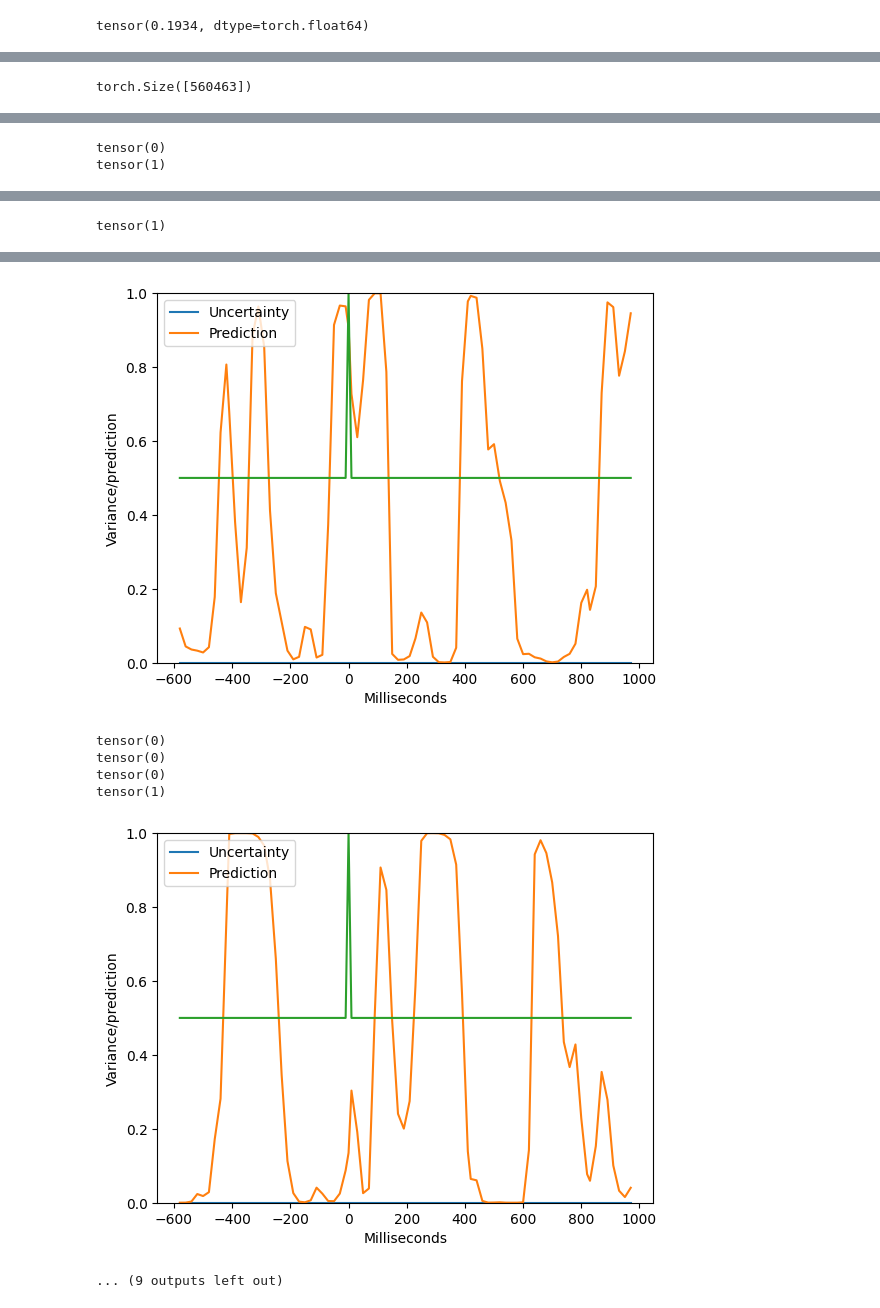
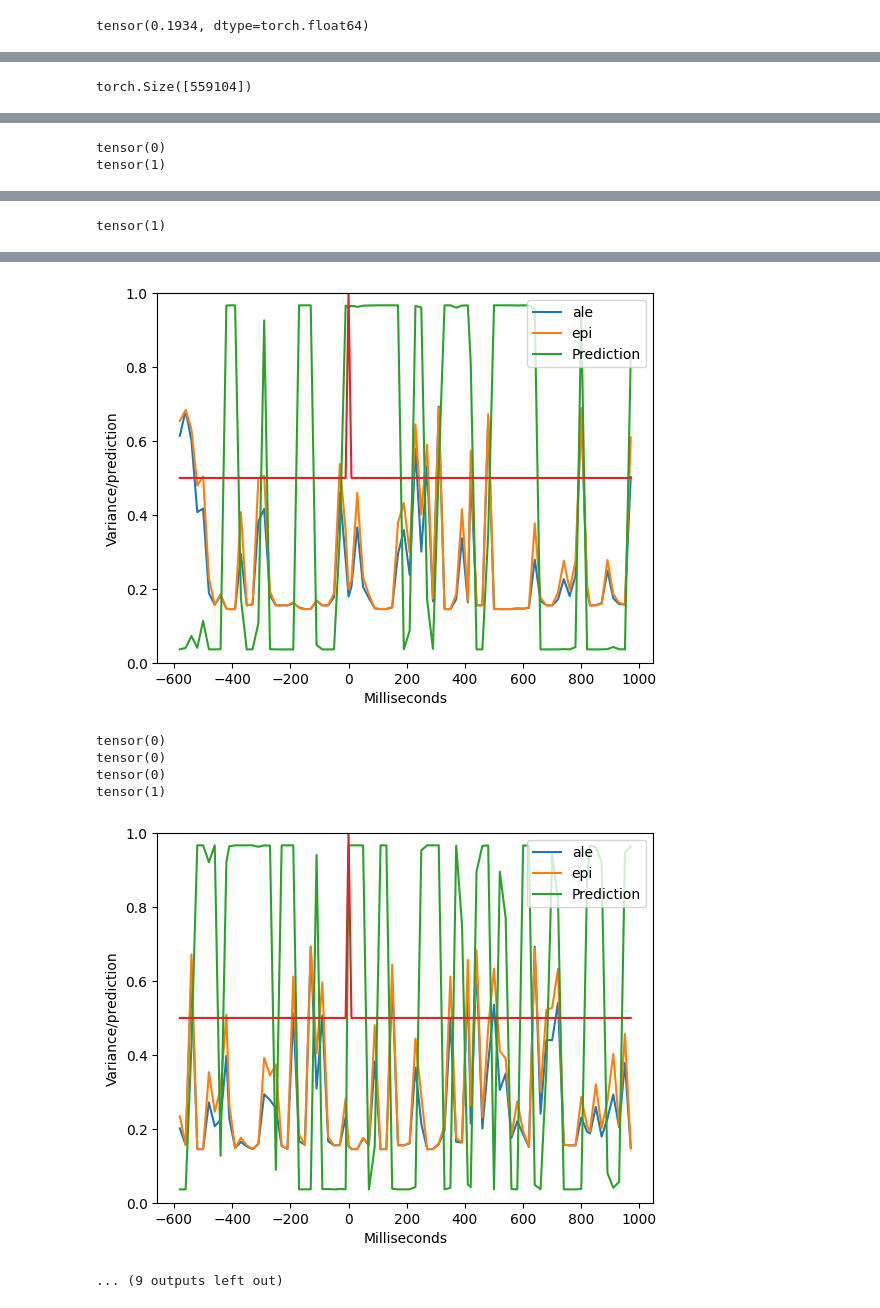
Before and after one commit to ivopascal/Error-perception-classification-in-BCI-using-CNN_private, a Jupyter notebook: Metrics_analysis.ipynb, the cells around one changed output, grey strips where cells are left out. Drawn from its saved outputs; the diff is of its cells as text; code cells hidden in the pictures.

Commit message:
Getting disentangled uncertainties out

```diff
--- a/Metrics_analysis.ipynb
+++ b/Metrics_analysis.ipynb
@@ -180,6 +180,9 @@ undersampling_interval = 10
 
 test_metrics_path_continuous = "BCI_root/Results/metrics_HEOG_LDA_Fair_Test_continuous_[2022-12-19,16:05].pkl" # This is aggressive on the ICA
 undersampling_interval = 10
+
+test_metrics_path_continuous = "BCI_root/Results/metrics_EEGNet_Disentangling_continuous_[2023-01-03,17:03].pkl"
+undersampling_interval = 10
 # %%
 from src.data.util import open_file_pickle
 import torch
@@ -193,7 +196,7 @@ from sklearn.metrics import roc_curve, auc
 from sklearn.linear_model import LinearRegression
 # %%
 # test_metrics = open_file_pickle(test_metrics_path)
-test_metrics_continuous = open_file_pickle(test_metrics_path_continuous)
+test_metrics_continuous = open_file_pickle(test_metrics_path_continuous).pred_labels
 # %%
 len(test_metrics_continuous.y_predicted)
 # %% [output]
@@ -558,14 +535,14 @@ tensor(557790)
 # %%
 test_metrics_continuous.y_true.shape
 # %% [output]
-torch.Size([560463])
+torch.Size([559104])
 # %%
 lower_window_ms = -600
 upper_window_ms = 1000
 lower_window = int(milliseconds_to_samples(lower_window_ms) / undersampling_interval )
 upper_window = int(milliseconds_to_samples(upper_window_ms) / undersampling_interval )
 event_index = 1
-
+disentangle_uncertainty = True
 
 x = [samples_to_milliseconds(step) * undersampling_interval for step in range(lower_window, upper_window)]
 
@@ -579,7 +556,12 @@ for event_index in range(50):
 
     color = "green" if y_true else "red"
 
-    plt.plot(x, test_metrics_continuous.y_variance[event_indices[0][event_index] + lower_window: event_indices[0][event_index] + upper_window], label="Uncertainty")
+
+    if disentangle_uncertainty:
+        plt.plot(x, test_metrics_continuous.y_ale_uncertainty[event_indices[0][event_index] + lower_window: event_indices[0][event_index] + upper_window], label="ale")
+        plt.plot(x, test_metrics_continuous.y_epi_uncertainty[event_indices[0][event_index] + lower_window: event_indices[0][event_index] + upper_window], label="epi")
+    else:
+        plt.plot(x, test_metrics_continuous.y_variance[event_indices[0][event_index] + lower_window: event_indices[0][event_index] + upper_window], label="Uncertainty")
     plt.plot(x, 1 - test_metrics_continuous.y_predicted[event_indices[0][event_index] + lower_window: event_indices[0][event_index] + upper_window], label="Prediction")
 
     plt.xlabel("Milliseconds")
@@ -619,20 +601,20 @@ tensor(1)
 tensor(0)
 tensor(0)
 tensor(0)
 tensor(0)
 tensor(0)
 tensor(0)
 tensor(0)
 tensor(0)
 tensor(0)
 tensor(0)
 tensor(1)
-[figure, old version]
+[figure, new version]
 tensor(0)
 tensor(0)
 tensor(0)
 tensor(1)
-[figure, old version]
+[figure, new version]
 ... (9 outputs left out)
 # %%
 test_metrics_continuous.y_variance[~test_metrics_continuous.y_in_distribution].mean()
```
Also changed, not shown: parts of 27 cells of this notebook, 9 other files.
